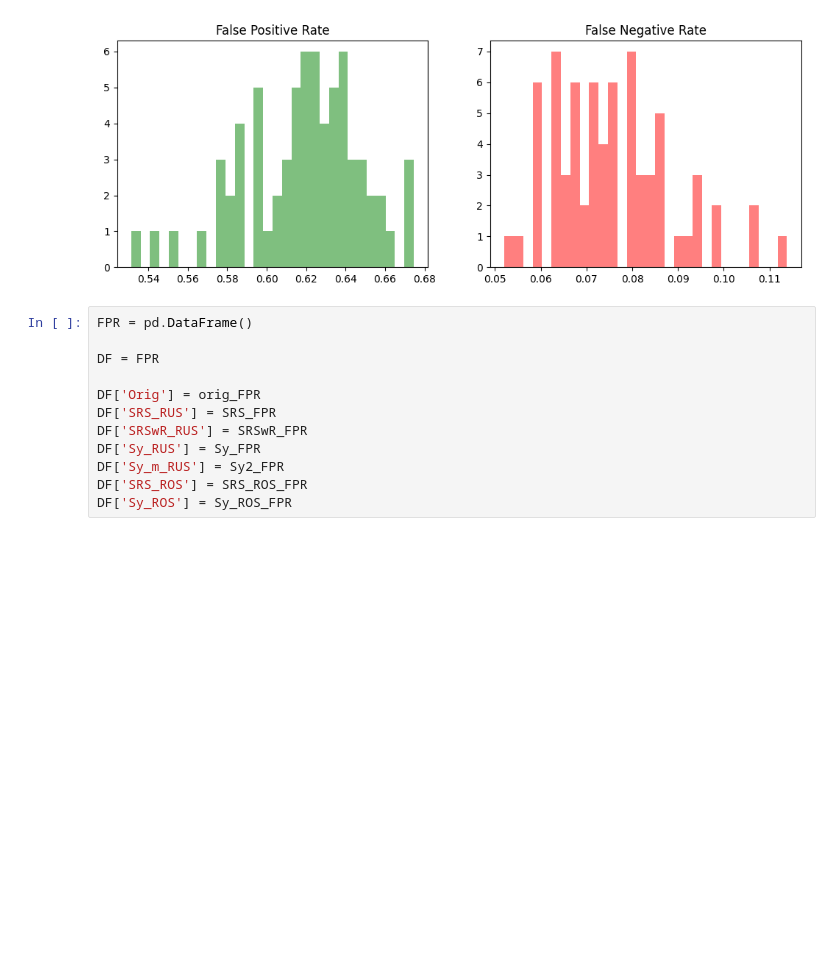
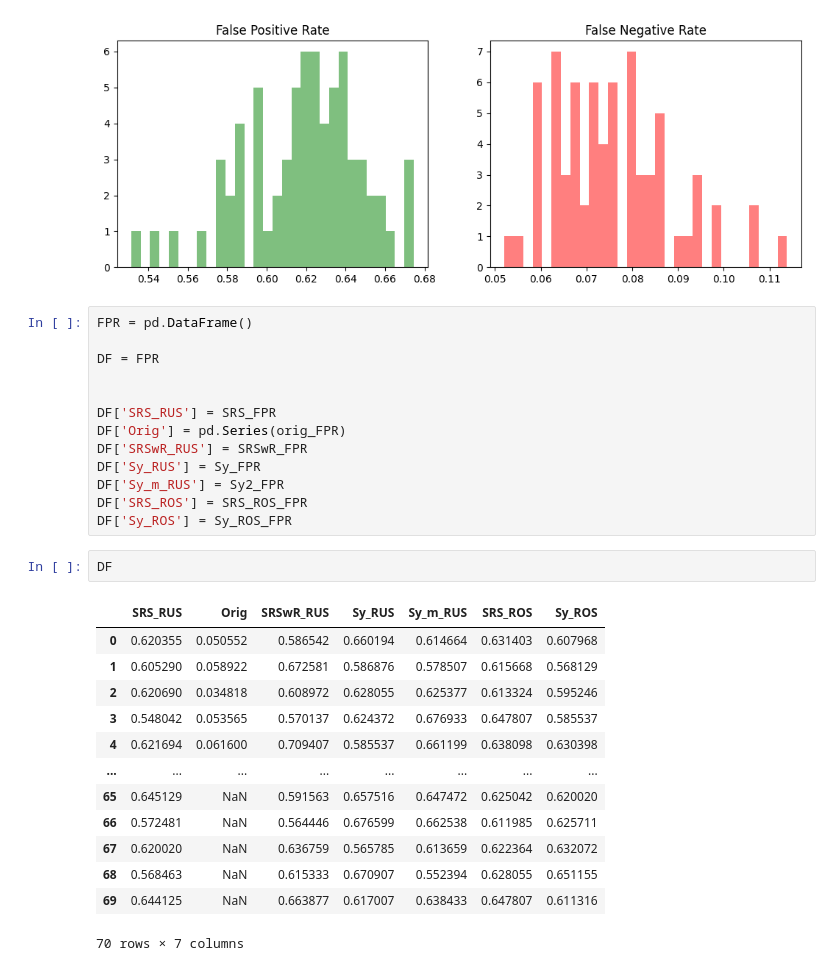
Before and after one commit to AndreiAf02/Transfer_Learning_Fine_Tuning_Update, a Jupyter notebook: Diabetes_Performance_Analysis.ipynb, the cells around one changed output. Drawn from its saved outputs; the diff is of its cells as text; blank space fills up the shorter version.

```diff
--- a/Diabetes_Performance_Analysis.ipynb
+++ b/Diabetes_Performance_Analysis.ipynb
@@ -718,13 +718,30 @@ FPR = pd.DataFrame()
 
 DF = FPR
 
-DF['Orig'] = orig_FPR
+
 DF['SRS_RUS'] = SRS_FPR
+DF['Orig'] = pd.Series(orig_FPR)
 DF['SRSwR_RUS'] = SRSwR_FPR
 DF['Sy_RUS'] = Sy_FPR
 DF['Sy_m_RUS'] = Sy2_FPR
 DF['SRS_ROS'] = SRS_ROS_FPR
 DF['Sy_ROS'] = Sy_ROS_FPR
+# %%
+DF
+# %% [output]
+|  | SRS_RUS | Orig | SRSwR_RUS | Sy_RUS | Sy_m_RUS | SRS_ROS | Sy_ROS |
+| 0 | 0.620355 | 0.050552 | 0.586542 | 0.660194 | 0.614664 | 0.631403 | 0.607968 |
+| 1 | 0.605290 | 0.058922 | 0.672581 | 0.586876 | 0.578507 | 0.615668 | 0.568129 |
+| 2 | 0.620690 | 0.034818 | 0.608972 | 0.628055 | 0.625377 | 0.613324 | 0.595246 |
+| 3 | 0.548042 | 0.053565 | 0.570137 | 0.624372 | 0.676933 | 0.647807 | 0.585537 |
+| 4 | 0.621694 | 0.061600 | 0.709407 | 0.585537 | 0.661199 | 0.638098 | 0.630398 |
+| ... | ... | ... | ... | ... | ... | ... | ... |
+| 65 | 0.645129 | NaN | 0.591563 | 0.657516 | 0.647472 | 0.625042 | 0.620020 |
+| 66 | 0.572481 | NaN | 0.564446 | 0.676599 | 0.662538 | 0.611985 | 0.625711 |
+| 67 | 0.620020 | NaN | 0.636759 | 0.565785 | 0.613659 | 0.622364 | 0.632072 |
+| 68 | 0.568463 | NaN | 0.615333 | 0.670907 | 0.552394 | 0.628055 | 0.651155 |
+| 69 | 0.644125 | NaN | 0.663877 | 0.617007 | 0.638433 | 0.647807 | 0.611316 |
+70 rows × 7 columns
 # %%
 dataset = FPR
 
```
Also changed, not shown: parts of 5 cells of this notebook.
